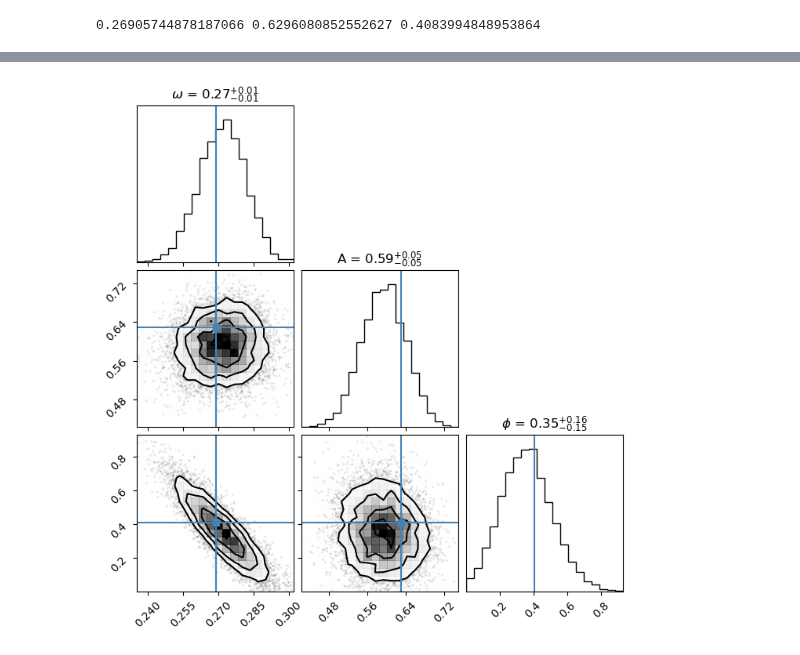
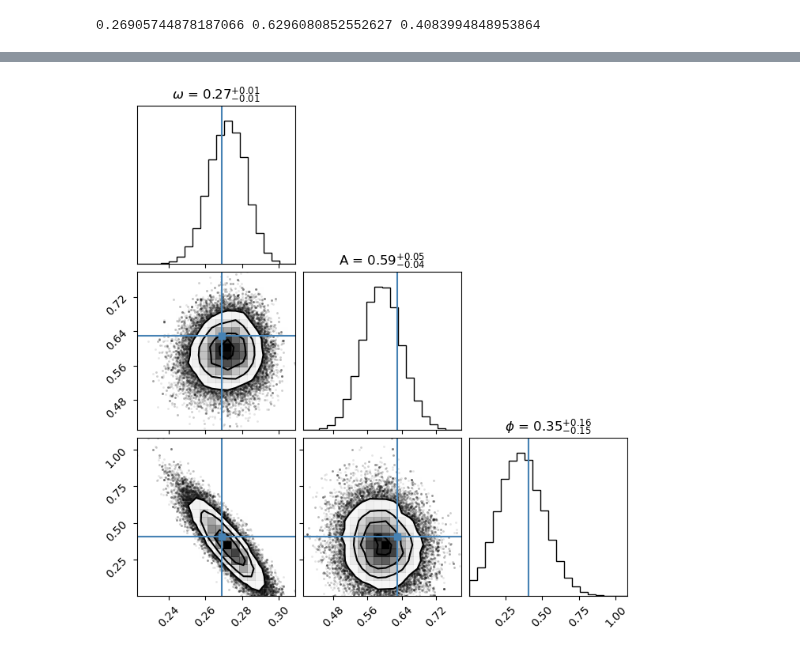
Before and after one commit to AaronDJohnson/impulse_mcmc, a Jupyter notebook: test.ipynb, the cells around one changed output, grey strips where cells are left out. Drawn from its saved outputs; the diff is of its cells as text; code cells hidden in the pictures.

```diff
--- a/test.ipynb
+++ b/test.ipynb
@@ -44,8 +48,8 @@ plt.ylim([-1, 1])
 # %%
-burn = 2_000
+burn = 20_000
 
 corner.corner(chain[burn::1, :3], truths=[omega_real, a_real, phi_real],
               titles=[r'$\omega$', r'A', r'$\phi$'], show_titles=True)
 plt.show()
 # %% [output]
-[figure, old version]
+[figure, new version]
```
Also changed, not shown: parts of 3 cells of this notebook, 1 other file.
